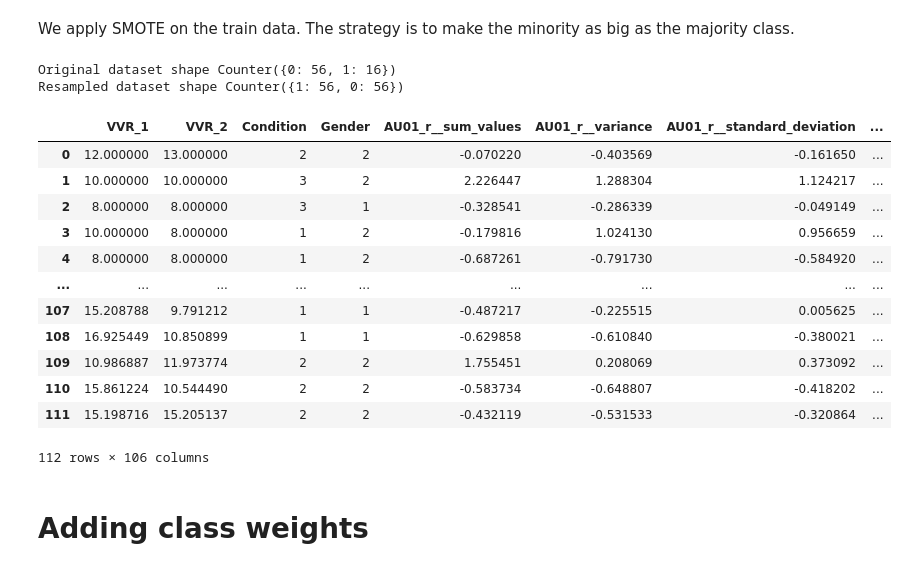
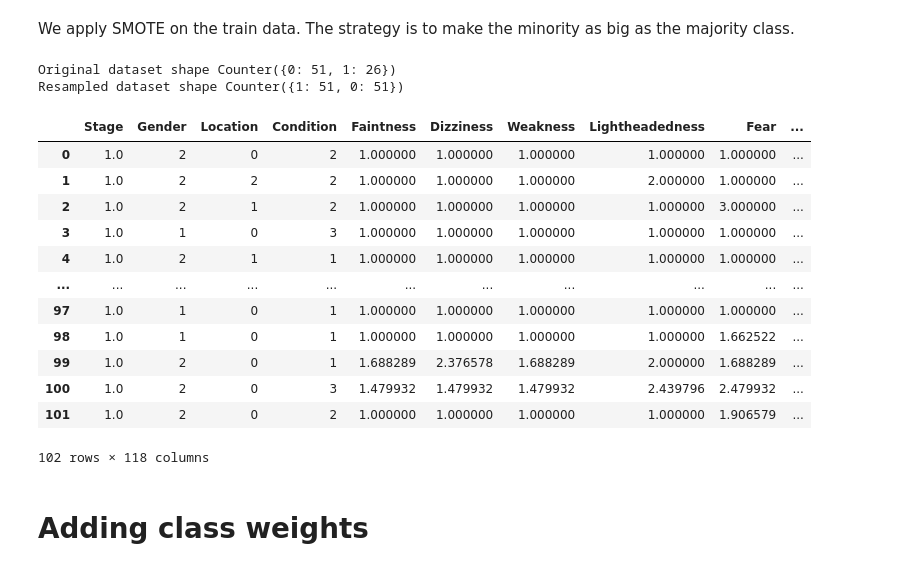
Before and after one commit to DionneSpaltman/predicting_VVR, a Jupyter notebook: models/preparing_data.ipynb, the cells around one changed output. Drawn from its saved outputs; the diff is of its cells as text; code cells hidden in the pictures.

```diff
--- a/models/preparing_data.ipynb
+++ b/models/preparing_data.ipynb
@@ -27,5 +28,7 @@ Standardized_complete_dataset is the dataframe I created with all the extracted
 # %%
-complete_dataset = pd.read_csv('/Users/dionnespaltman/Desktop/V4/standardized_complete_dataset.csv', sep=',')
-complete_dataset.drop('Unnamed: 0', axis=1, inplace=True)
-display(complete_dataset)
+merged_df = pd.read_csv('/Users/dionnespaltman/Desktop/V6/merged_df_04-06-2024.csv', sep=',')
+merged_df.drop('Unnamed: 0.1', axis=1, inplace=True)
+merged_df.drop('Unnamed: 0', axis=1, inplace=True)
+
+display(merged_df)
 # %% [output]
@@ -121,5 +113,5 @@ Naturally, we stratify on VVR_group.
 # %%
-train, test = train_test_split(complete_dataset, test_size=0.3, random_state=123, stratify=complete_dataset['VVR_group'])
+train, test = train_test_split(merged_df, test_size=0.3, random_state=123, stratify=merged_df['VVR_group'])
 
 print(train.shape)
 print(test.shape)
@@ -172,25 +184,25 @@ X_train_res, y_train_res = sm.fit_resample(X_train, y_train)
 # Print resampled class distribution
 print('Resampled dataset shape %s' % Counter(y_train_res))
 # %% [output]
-Original dataset shape Counter({0: 56, 1: 16})
-Resampled dataset shape Counter({1: 56, 0: 56})
+Original dataset shape Counter({0: 51, 1: 26})
+Resampled dataset shape Counter({1: 51, 0: 51})
 # %%
 display(X_train_res)
-X_train_res.to_csv('/Users/dionnespaltman/Desktop/V4/data/X_train_res_gender.csv')
+X_train_res.to_csv('/Users/dionnespaltman/Desktop/V6/data_04-06-2024/X_train_res_gender.csv')
 # %% [output]
-|  | VVR_1 | VVR_2 | Condition | Gender | AU01_r__sum_values | AU01_r__variance | AU01_r__standard_deviation | ... |
-| 0 | 12.000000 | 13.000000 | 2 | 2 | -0.070220 | -0.403569 | -0.161650 | ... |
-| 1 | 10.000000 | 10.000000 | 3 | 2 | 2.226447 | 1.288304 | 1.124217 | ... |
-| 2 | 8.000000 | 8.000000 | 3 | 1 | -0.328541 | -0.286339 | -0.049149 | ... |
-| 3 | 10.000000 | 8.000000 | 1 | 2 | -0.179816 | 1.024130 | 0.956659 | ... |
-| 4 | 8.000000 | 8.000000 | 1 | 2 | -0.687261 | -0.791730 | -0.584920 | ... |
-| ... | ... | ... | ... | ... | ... | ... | ... | ... |
-| 107 | 15.208788 | 9.791212 | 1 | 1 | -0.487217 | -0.225515 | 0.005625 | ... |
-| 108 | 16.925449 | 10.850899 | 1 | 1 | -0.629858 | -0.610840 | -0.380021 | ... |
-| 109 | 10.986887 | 11.973774 | 2 | 2 | 1.755451 | 0.208069 | 0.373092 | ... |
-| 110 | 15.861224 | 10.544490 | 2 | 2 | -0.583734 | -0.648807 | -0.418202 | ... |
-| 111 | 15.198716 | 15.205137 | 2 | 2 | -0.432119 | -0.531533 | -0.320864 | ... |
+|  | Stage | Gender | Location | Condition | Faintness | Dizziness | Weakness | Lightheadedness | Fear | ... |
+| 0 | 1.0 | 2 | 0 | 2 | 1.000000 | 1.000000 | 1.000000 | 1.000000 | 1.000000 | ... |
+| 1 | 1.0 | 2 | 2 | 2 | 1.000000 | 1.000000 | 1.000000 | 2.000000 | 1.000000 | ... |
+| 2 | 1.0 | 2 | 1 | 2 | 1.000000 | 1.000000 | 1.000000 | 1.000000 | 3.000000 | ... |
+| 3 | 1.0 | 1 | 0 | 3 | 1.000000 | 1.000000 | 1.000000 | 1.000000 | 1.000000 | ... |
+| 4 | 1.0 | 2 | 1 | 1 | 1.000000 | 1.000000 | 1.000000 | 1.000000 | 1.000000 | ... |
+| ... | ... | ... | ... | ... | ... | ... | ... | ... | ... | ... |
+| 97 | 1.0 | 1 | 0 | 1 | 1.000000 | 1.000000 | 1.000000 | 1.000000 | 1.000000 | ... |
+| 98 | 1.0 | 1 | 0 | 1 | 1.000000 | 1.000000 | 1.000000 | 1.000000 | 1.662522 | ... |
+| 99 | 1.0 | 2 | 0 | 1 | 1.688289 | 2.376578 | 1.688289 | 2.000000 | 1.688289 | ... |
+| 100 | 1.0 | 2 | 0 | 3 | 1.479932 | 1.479932 | 1.479932 | 2.439796 | 2.479932 | ... |
+| 101 | 1.0 | 2 | 0 | 2 | 1.000000 | 1.000000 | 1.000000 | 1.000000 | 1.906579 | ... |
-112 rows × 106 columns
+102 rows × 118 columns
 # %% [markdown]
 # Adding class weights
 # %% [markdown]
```
Also changed, not shown: parts of 20 cells of this notebook, 2 other files.
